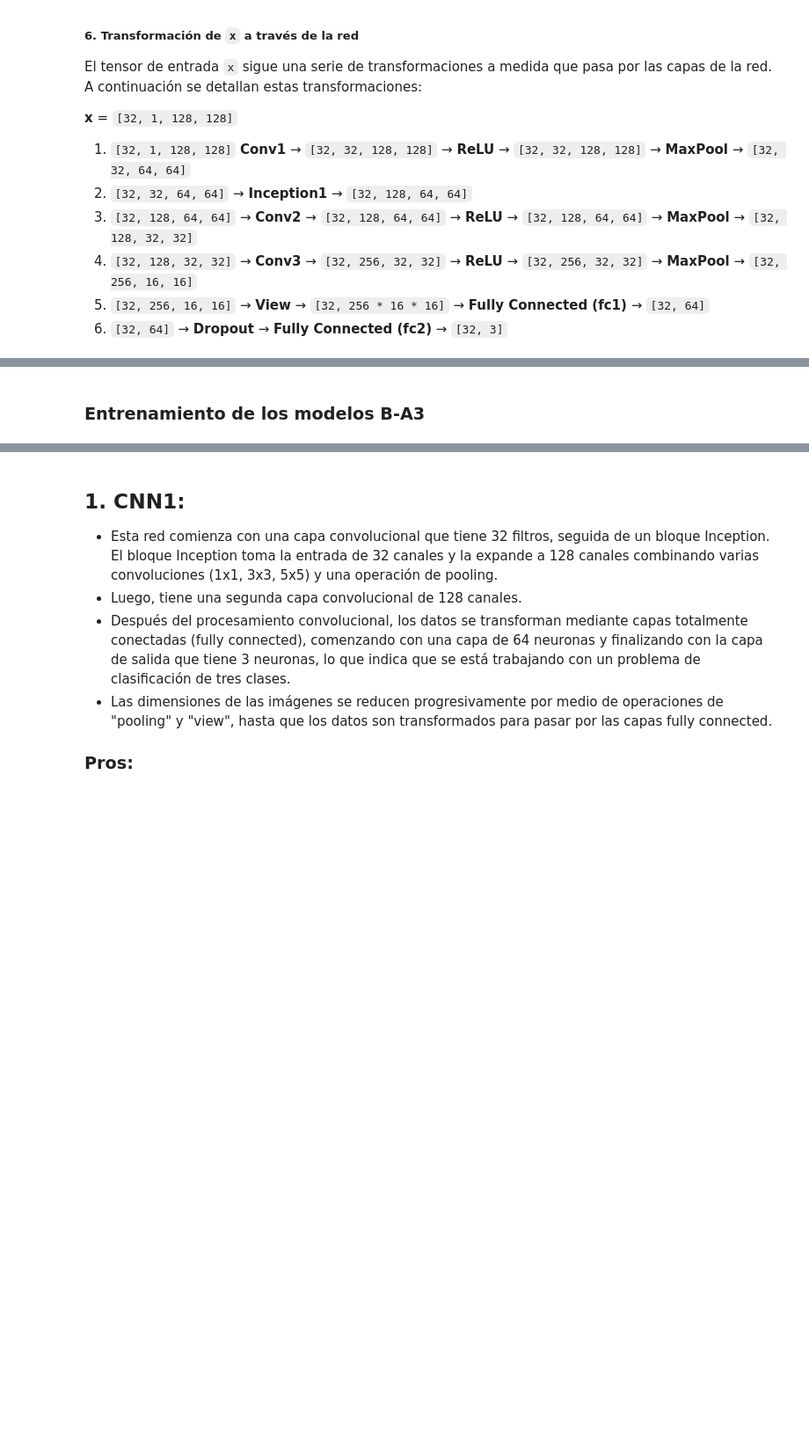
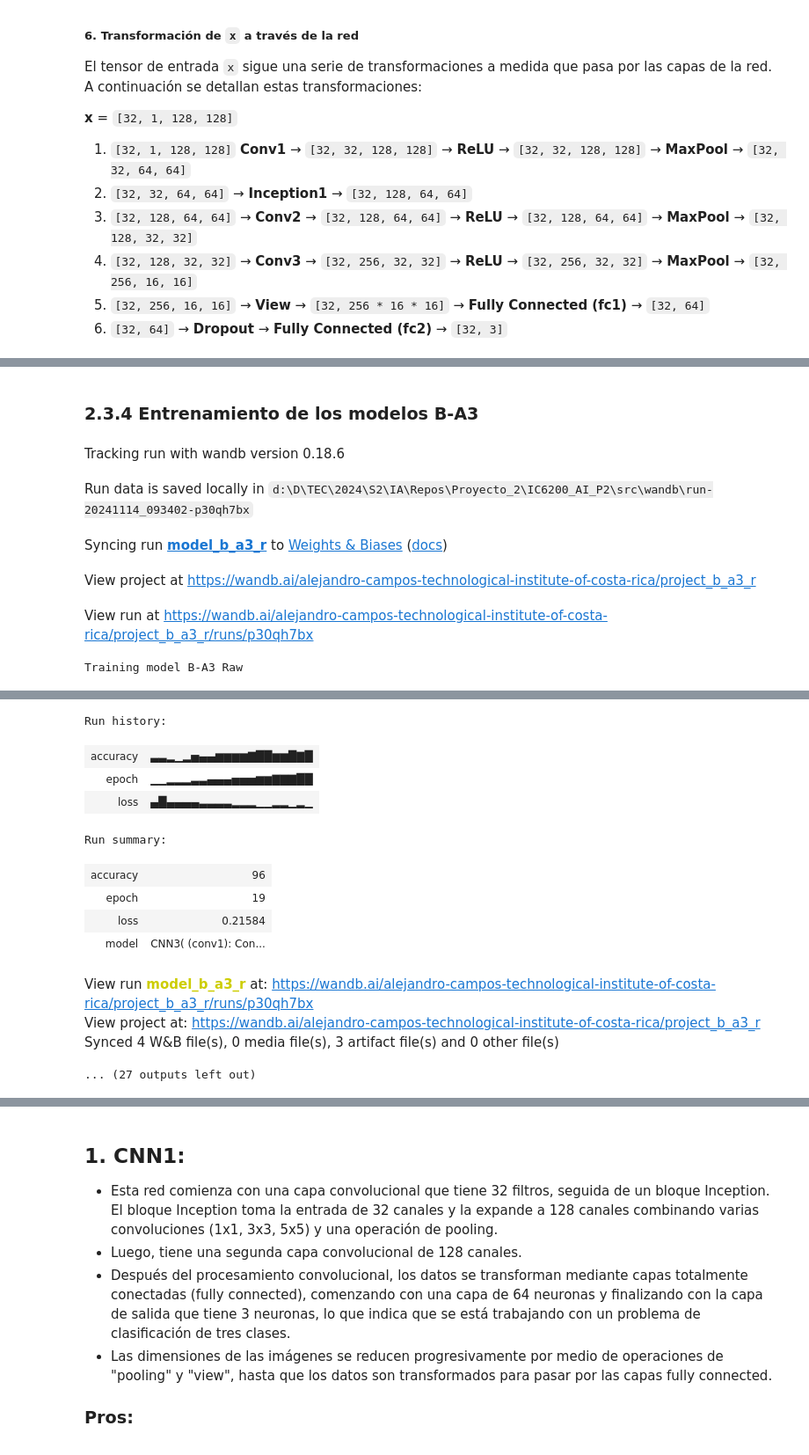
Before and after one commit to MajinLoop/IC6200_AI_P2, a Jupyter notebook: src/model_b.ipynb, the cells around one changed output, grey strips where cells are left out. Shown at 88% size. Saved outputs shown, nothing was run; the diff lists cells and outputs as text; code cells hidden in the pictures; blank space fills up the shorter version.

```diff
--- a/src/model_b.ipynb
+++ b/src/model_b.ipynb
@@ -843,7 +884,7 @@ class CNN3(nn.Module):
         self.fc2 = nn.Linear(in_features=64, out_features=3)
 
         self.pool = nn.MaxPool2d(kernel_size=2, stride=2)
-        self.dropout = nn.Dropout(wandb.config.dropout_rate)
+        self.dropout = nn.Dropout(HYPERPARAMETERS["dropout_rate"])
 
     class InceptionBlock(nn.Module):
         def __init__(self, in_channels):
@@ -905,21 +982,18 @@ dot.render(filename=file_name, directory=directory, format='png')
 # %% [markdown]
-### Entrenamiento de los modelos B-A3
+### 2.3.4 Entrenamiento de los modelos B-A3
 # %%
-wandb.watch(model_b_a3_r, log="all")
-print("Training model B-A3 Raw")
-train(model=model_b_a3_r ,train_data_loader=train_sub_loader_r, model_name=model_b_a3_r)
-print()
-wandb.unwatch(model_b_a3_r)
+make_wandb_project(project_name="project_b_a3_r", model_name="model_b_a3_r", hyperparameters=HYPERPARAMETERS,
+                   model=model_b_a3_r, print_msg="Training model B-A3 Raw", data_loader=train_sub_loader_r)
 
-wandb.watch(model_b_a3_b, log="all")
-print("Training model B-A3 Bilateral")
-train(model=model_b_a3_b ,train_data_loader=train_sub_loader_b, model_name=model_b_a3_b)
-print()
-wandb.unwatch(model_b_a3_b)
+make_wandb_project(project_name="project_b_a3_b", model_name="model_b_a3_b", hyperparameters=HYPERPARAMETERS,
+                   model=model_b_a3_b, print_msg="Training model B-A3 Bilateral", data_loader=train_sub_loader_b)
 
-
-wandb.watch(model_b_a3_c, log="all")
-print("Training model B-A3 Canny")
-train(model=model_b_a3_c ,train_data_loader=train_sub_loader_c, model_name=model_b_a3_c)
-print()
-wandb.unwatch(model_b_a3_c)
+make_wandb_project(project_name="project_b_a3_c", model_name="model_b_a3_c", hyperparameters=HYPERPARAMETERS,
+                   model=model_b_a3_c, print_msg="Training model B-A3 Canny", data_loader=train_sub_loader_c)
+# %% [output]
+Tracking run with wandb version 0.18.6
+Run data is saved locally in d:\D\TEC\2024\S2\IA\Repos\Proyecto_2\IC6200_AI_P2\src\wandb\run-20241114_093402-p30qh7bx
+Syncing run model_b_a3_r to Weights & Biases (docs)
+View project at https://wandb.ai/alejandro-campos-technological-institute-of-costa-rica/project_b_a3_r
+View run at https://wandb.ai/alejandro-campos-technological-institute-of-costa-rica/project_b_a3_r/runs/p30qh7bx
+Training model B-A3 Raw
@@ -926 +1020,14 @@ wandb.unwatch(model_b_a3_c)
+Run history:
+| accuracy | ▃▃▂▁▂▅▄▄▆▆▆▆▇██▆▆█▇█ |
+| epoch | ▁▁▂▂▂▃▃▄▄▄▅▅▅▆▆▇▇▇██ |
+| loss | ▄█▄▄▄▄▃▃▃▃▂▂▂▁▁▂▂▁▂▁ |
+Run summary:
+| accuracy | 96 |
+| epoch | 19 |
+| loss | 0.21584 |
+| model | CNN3( (conv1): Con... |
+View run model_b_a3_r at: https://wandb.ai/alejandro-campos-technological-institute-of-costa-rica/project_b_a3_r/runs/p30qh7bx
+View project at: https://wandb.ai/alejandro-campos-technological-institute-of-costa-rica/project_b_a3_r
+Synced 4 W&B file(s), 0 media file(s), 3 artifact file(s) and 0 other file(s)
+... (27 outputs left out)
 # %% [markdown]
```
Also changed, not shown: parts of 57 cells of this notebook, 5 other files.
